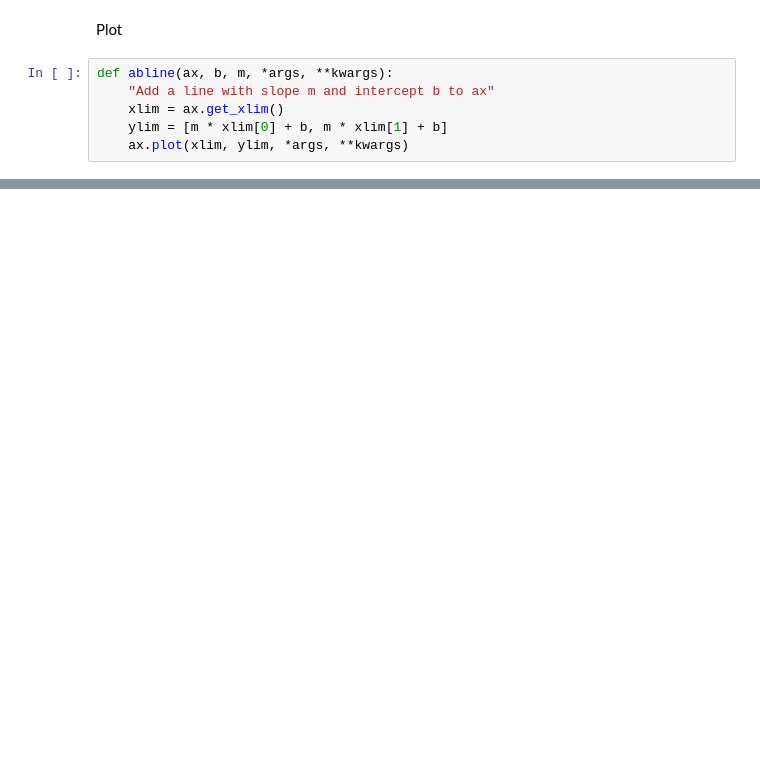
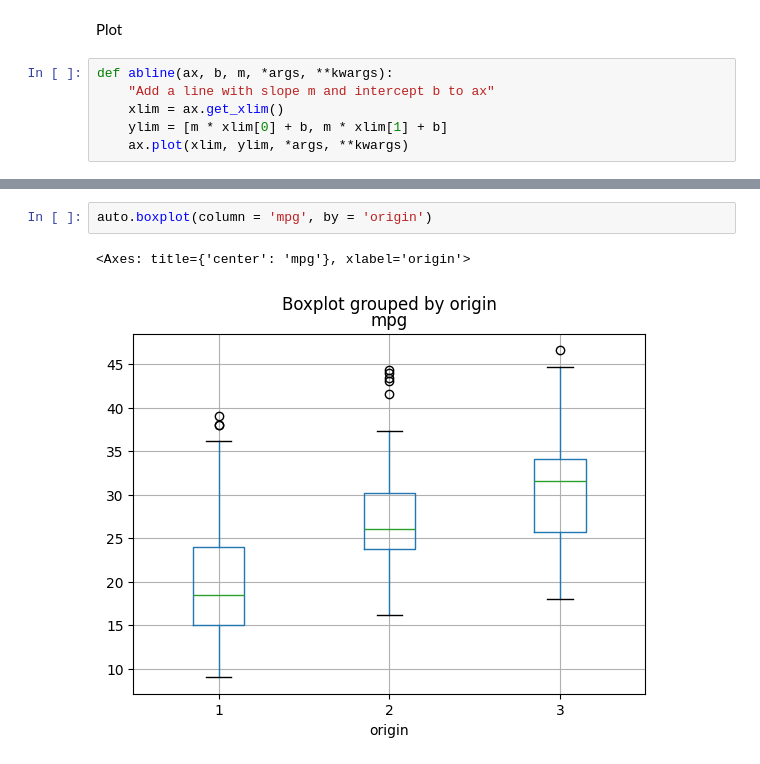
Before and after one commit to tothanhdat2006/ISLP-Practice, a Jupyter notebook: Chapter3.ipynb, the cells around one changed output, grey strips where cells are left out. Saved outputs shown, nothing was run; the diff lists cells and outputs as text; blank space fills up the shorter version.

```diff
--- a/Chapter3.ipynb
+++ b/Chapter3.ipynb
@@ -192,0 +307,5 @@ def abline(ax, b, m, *args, **kwargs):
+# %%
+auto.boxplot(column = 'mpg', by = 'origin')
+# %% [output]
+<Axes: title={'center': 'mpg'}, xlabel='origin'>
+[figure, added]
```
Also changed, not shown: parts of 24 cells of this notebook.
